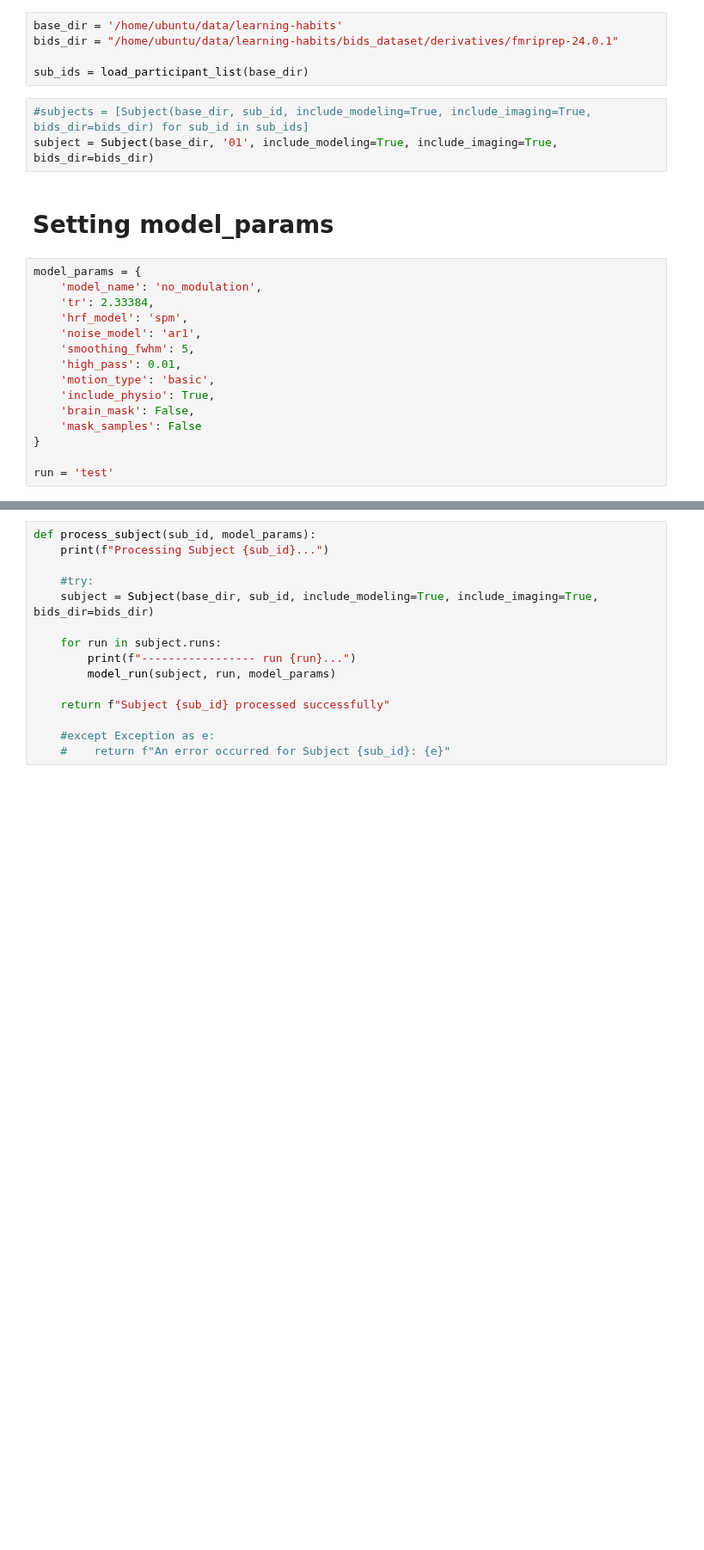
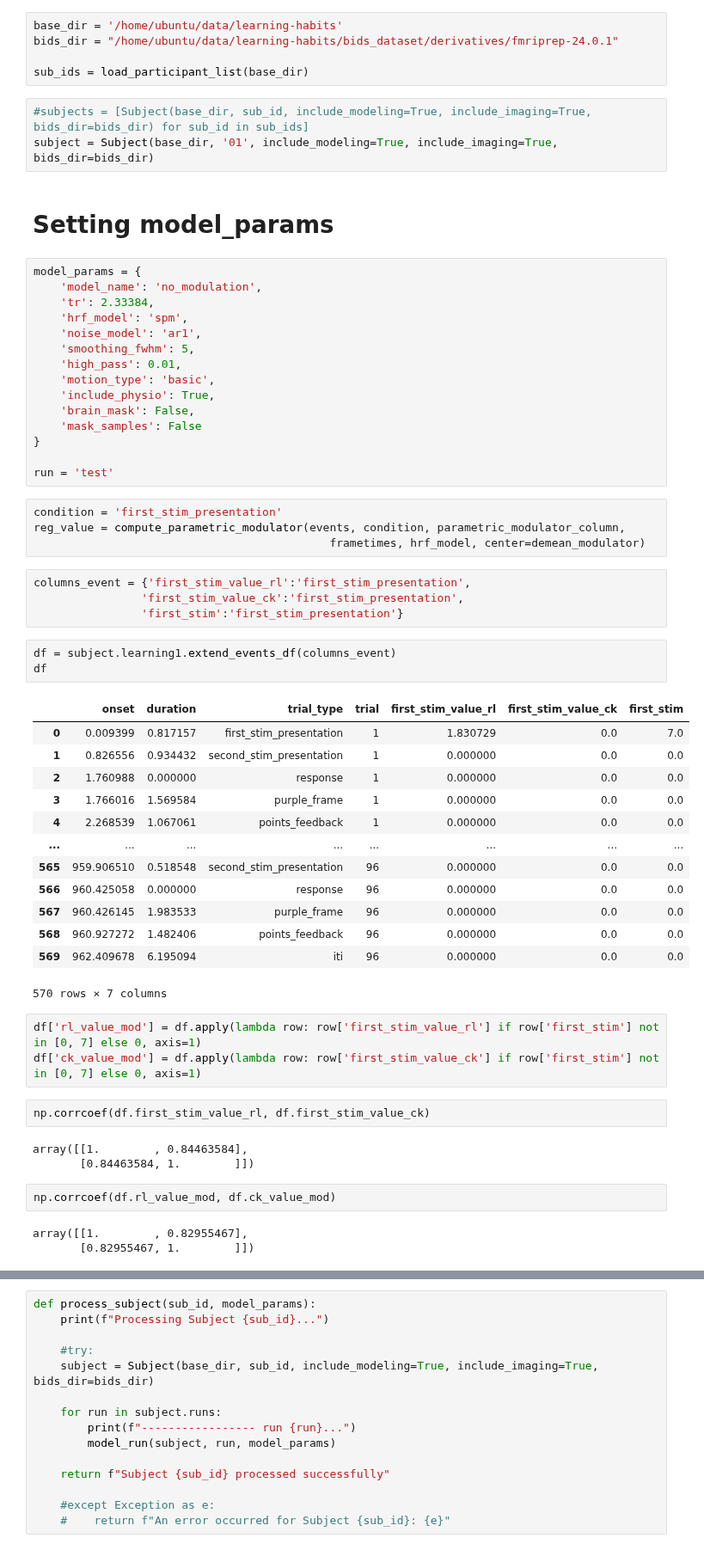
Before and after one commit to hugofluhr/learning-habits-analysis, a Jupyter notebook: notebooks/dev_nilearn_firstlvl_v2.ipynb, the cells around one changed output, grey strips where cells are left out. Shown at 86% size. Saved outputs shown, nothing was run; the diff lists cells and outputs as text; blank space fills up the shorter version.

```diff
--- a/notebooks/dev_nilearn_firstlvl_v2.ipynb
+++ b/notebooks/dev_nilearn_firstlvl_v2.ipynb
@@ -44,3 +44,41 @@ model_params = {
 }
 
 run = 'test'
+# %%
+condition = 'first_stim_presentation'
+reg_value = compute_parametric_modulator(events, condition, parametric_modulator_column,
+                                            frametimes, hrf_model, center=demean_modulator)
+# %%
+columns_event = {'first_stim_value_rl':'first_stim_presentation',
+                'first_stim_value_ck':'first_stim_presentation',
+                'first_stim':'first_stim_presentation'}
+# %%
+df = subject.learning1.extend_events_df(columns_event)
+df
+# %% [output]
+|  | onset | duration | trial_type | trial | first_stim_value_rl | first_stim_value_ck | first_stim |
+| 0 | 0.009399 | 0.817157 | first_stim_presentation | 1 | 1.830729 | 0.0 | 7.0 |
+| 1 | 0.826556 | 0.934432 | second_stim_presentation | 1 | 0.000000 | 0.0 | 0.0 |
+| 2 | 1.760988 | 0.000000 | response | 1 | 0.000000 | 0.0 | 0.0 |
+| 3 | 1.766016 | 1.569584 | purple_frame | 1 | 0.000000 | 0.0 | 0.0 |
+| 4 | 2.268539 | 1.067061 | points_feedback | 1 | 0.000000 | 0.0 | 0.0 |
+| ... | ... | ... | ... | ... | ... | ... | ... |
+| 565 | 959.906510 | 0.518548 | second_stim_presentation | 96 | 0.000000 | 0.0 | 0.0 |
+| 566 | 960.425058 | 0.000000 | response | 96 | 0.000000 | 0.0 | 0.0 |
+| 567 | 960.426145 | 1.983533 | purple_frame | 96 | 0.000000 | 0.0 | 0.0 |
+| 568 | 960.927272 | 1.482406 | points_feedback | 96 | 0.000000 | 0.0 | 0.0 |
+| 569 | 962.409678 | 6.195094 | iti | 96 | 0.000000 | 0.0 | 0.0 |
+570 rows × 7 columns
+# %%
+df['rl_value_mod'] = df.apply(lambda row: row['first_stim_value_rl'] if row['first_stim'] not in [0, 7] else 0, axis=1)
+df['ck_value_mod'] = df.apply(lambda row: row['first_stim_value_ck'] if row['first_stim'] not in [0, 7] else 0, axis=1)
+# %%
+np.corrcoef(df.first_stim_value_rl, df.first_stim_value_ck)
+# %% [output]
+array([[1.        , 0.84463584],
+       [0.84463584, 1.        ]])
+# %%
+np.corrcoef(df.rl_value_mod, df.ck_value_mod)
+# %% [output]
+array([[1.        , 0.82955467],
+       [0.82955467, 1.        ]])
```
Also changed, not shown: parts of 7 cells of this notebook.
